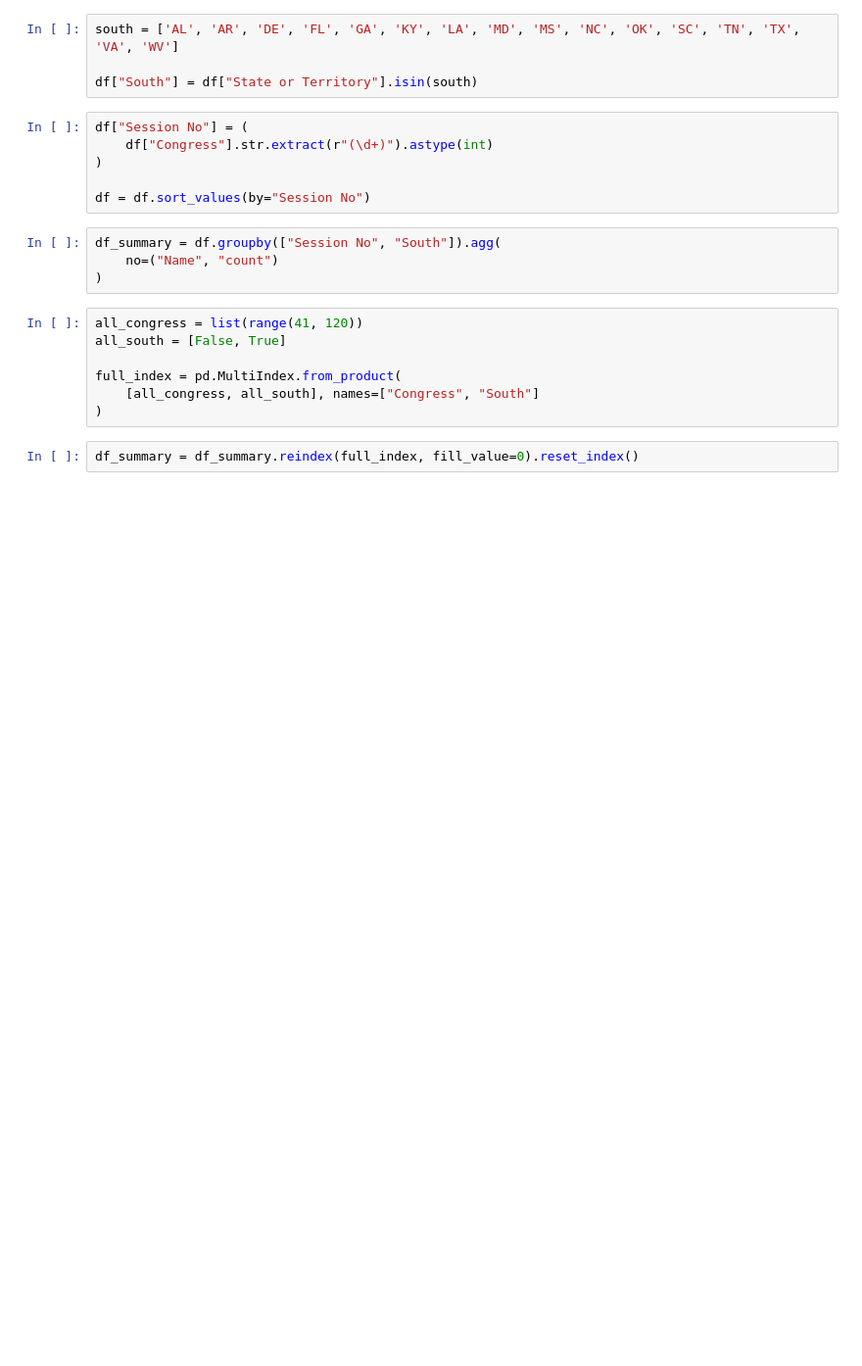
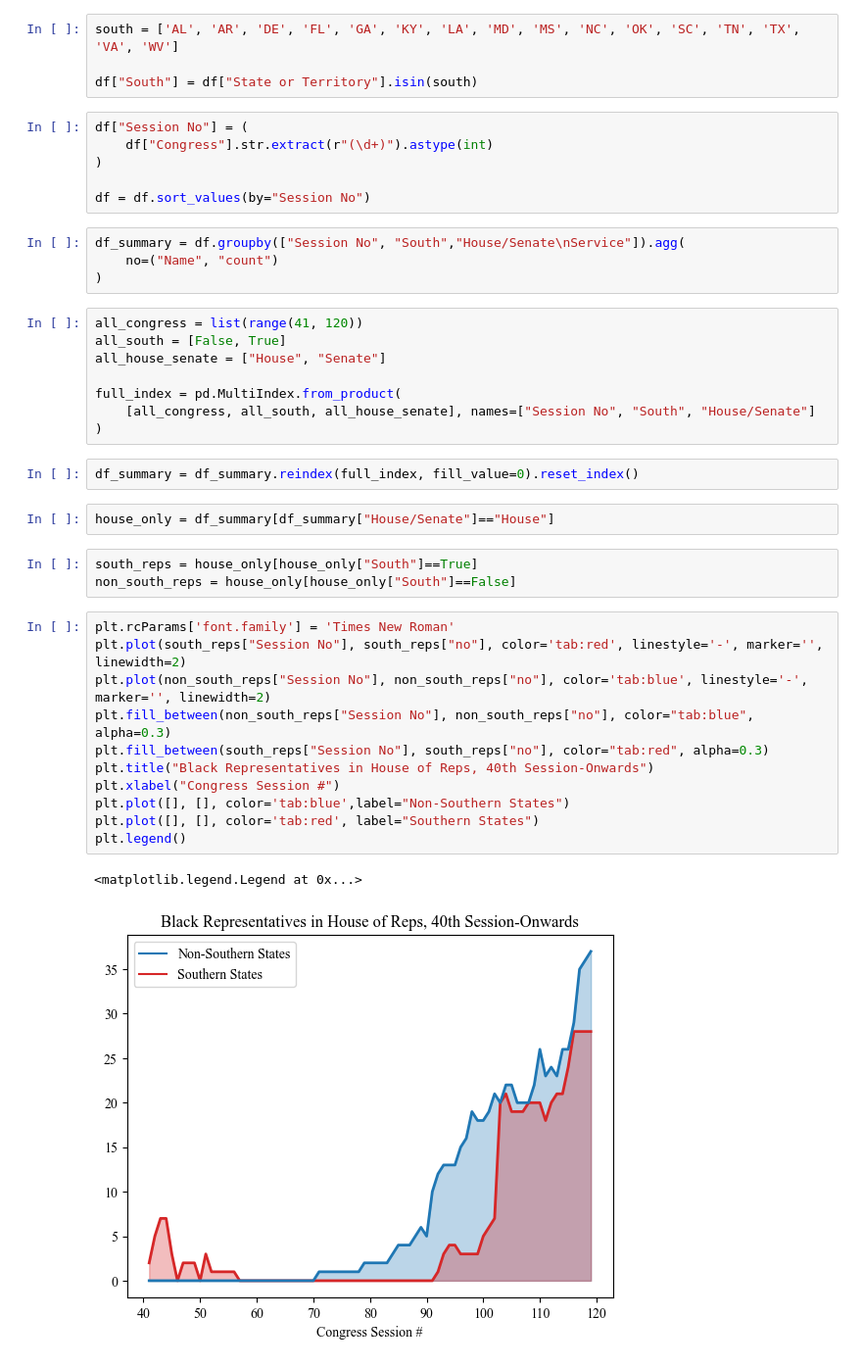
Before and after one commit to angela-moon/vra-analysis-south, a Jupyter notebook: black_representation_plot/black_representation_plot.ipynb, the cells around one changed output. Shown at 98% size. Saved outputs shown, nothing was run; the diff lists cells and outputs as text; blank space fills up the shorter version.

Commit message:
update black representation plot

```diff
--- a/black_representation_plot/black_representation_plot.ipynb
+++ b/black_representation_plot/black_representation_plot.ipynb
@@ -17,16 +37,36 @@ df["Session No"] = (
 
 df = df.sort_values(by="Session No")
 # %%
-df_summary = df.groupby(["Session No", "South"]).agg(
+df_summary = df.groupby(["Session No", "South","House/Senate\nService"]).agg(
     no=("Name", "count")
 )
-# %%
-all_congress = list(range(41, 120))
-all_south = [False, True]
-
-full_index = pd.MultiIndex.from_product(
-    [all_congress, all_south], names=["Congress", "South"]
-)
-# %%
-df_summary = df_summary.reindex(full_index, fill_value=0).reset_index()
+# %%
+all_congress = list(range(41, 120))
+all_south = [False, True]
+all_house_senate = ["House", "Senate"]
+
+full_index = pd.MultiIndex.from_product(
+    [all_congress, all_south, all_house_senate], names=["Session No", "South", "House/Senate"]
+)
+# %%
+df_summary = df_summary.reindex(full_index, fill_value=0).reset_index()
+# %%
+house_only = df_summary[df_summary["House/Senate"]=="House"]
+# %%
+south_reps = house_only[house_only["South"]==True]
+non_south_reps = house_only[house_only["South"]==False]
+# %%
+plt.rcParams['font.family'] = 'Times New Roman'
+plt.plot(south_reps["Session No"], south_reps["no"], color='tab:red', linestyle='-', marker='', linewidth=2)
+plt.plot(non_south_reps["Session No"], non_south_reps["no"], color='tab:blue', linestyle='-', marker='', linewidth=2)
+plt.fill_between(non_south_reps["Session No"], non_south_reps["no"], color="tab:blue", alpha=0.3)
+plt.fill_between(south_reps["Session No"], south_reps["no"], color="tab:red", alpha=0.3)
+plt.title("Black Representatives in House of Reps, 40th Session-Onwards")
+plt.xlabel("Congress Session #")
+plt.plot([], [], color='tab:blue',label="Non-Southern States")
+plt.plot([], [], color='tab:red', label="Southern States")
+plt.legend()
+# %% [output]
+<matplotlib.legend.Legend at 0x...>
+[figure, added]
 # %%
```
Also changed, not shown: parts of 6 cells of this notebook, 1 other file.
